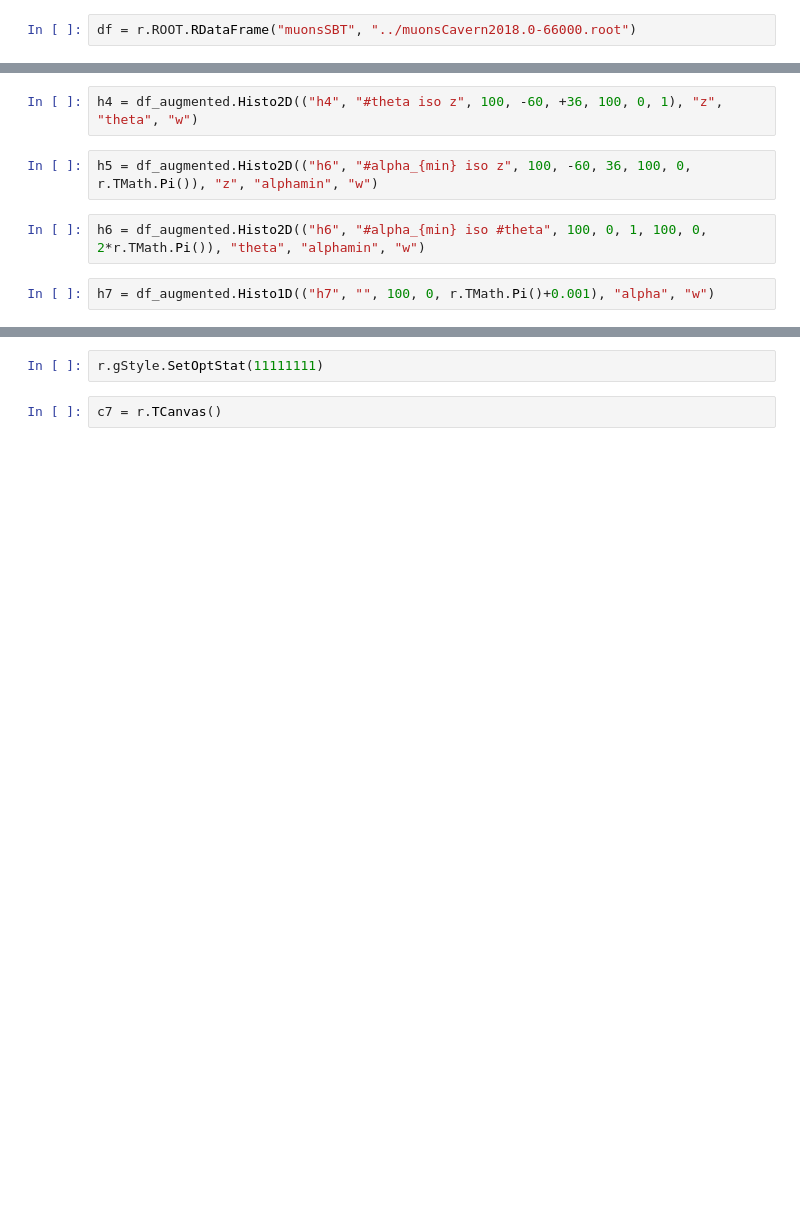
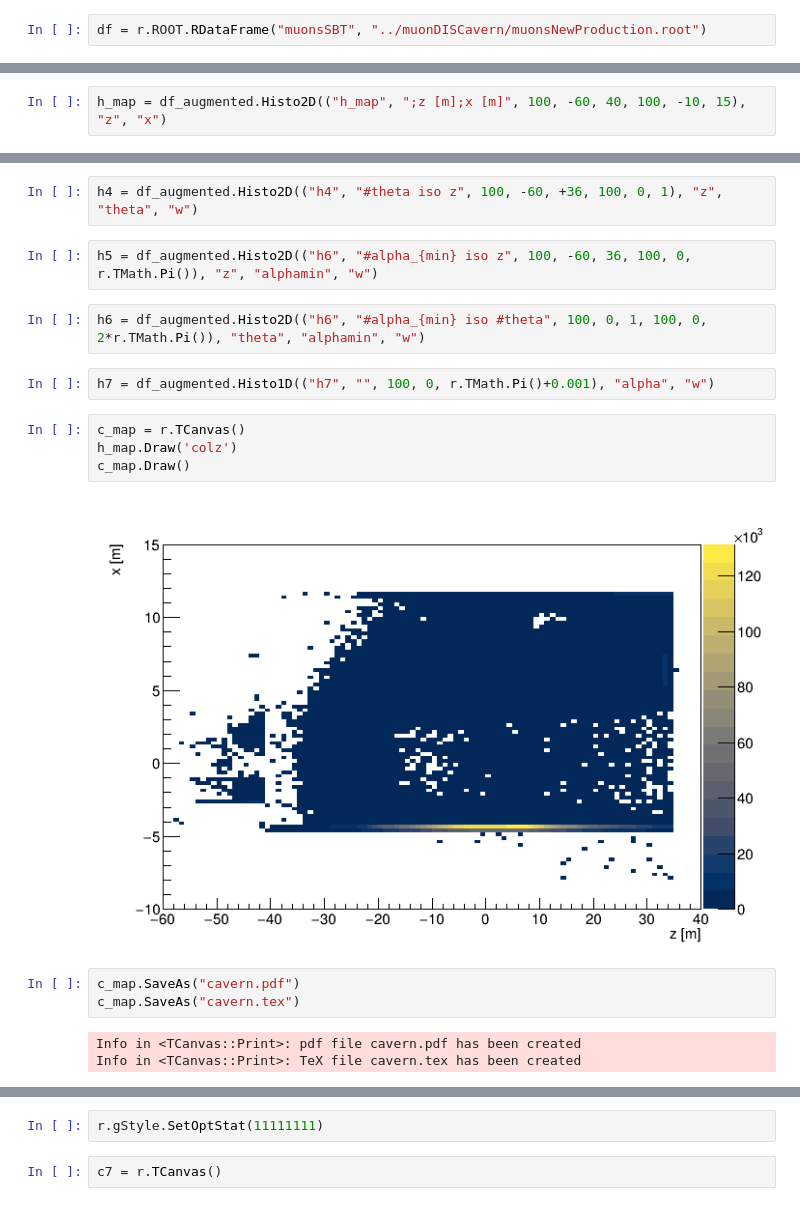
Before and after one commit to olantwin/muonDIS, a Jupyter notebook: notebooks/cavern.ipynb, the cells around one changed output, grey strips where cells are left out. Drawn from its saved outputs; the diff is of its cells as text; blank space fills up the shorter version.

```diff
--- a/notebooks/cavern.ipynb
+++ b/notebooks/cavern.ipynb
@@ -8,5 +11,5 @@ r.gStyle.SetOptStat(1111110)
 # %%
-df = r.ROOT.RDataFrame("muonsSBT", "../muonsCavern2018.0-66000.root")
+df = r.ROOT.RDataFrame("muonsSBT", "../muonDISCavern/muonsNewProduction.root")
 # %%
 df_augmented = df.Define("P", "sqrt(px*px+py*py+pz*pz)")\
         .Define("theta", "TMath::ATan2(abs(px), pz)")\
@@ -15,4 +18,6 @@ df_augmented = df.Define("P", "sqrt(px*px+py*py+pz*pz)")\
         .Define("alphamin", "TMath::Pi()/2. + TMath::ATan2(dzmin, 10)")\
         .Define("alphamax", "TMath::Pi()/2. - TMath::ATan2(dzmax, 10)")\
         .Define("alpha", "std::min(theta+alphamin, 2*TMath::Pi()-(theta+alphamin))")
+# %%
+h_map = df_augmented.Histo2D(("h_map", ";z [m];x [m]", 100, -60, 40, 100, -10, 15), "z", "x")
 # %%
@@ -29,6 +34,18 @@ h5 = df_augmented.Histo2D(("h6", "#alpha_{min} iso z", 100, -60, 36, 100, 0, r.T
 h6 = df_augmented.Histo2D(("h6", "#alpha_{min} iso #theta", 100, 0, 1, 100, 0, 2*r.TMath.Pi()), "theta", "alphamin", "w")
 # %%
 h7 = df_augmented.Histo1D(("h7", "", 100, 0, r.TMath.Pi()+0.001), "alpha", "w")
+# %%
+c_map = r.TCanvas()
+h_map.Draw('colz')
+c_map.Draw()
+# %% [output]
+[figure, added]
+# %%
+c_map.SaveAs("cavern.pdf")
+c_map.SaveAs("cavern.tex")
+# %% [output]
+Info in <TCanvas::Print>: pdf file cavern.pdf has been created
+Info in <TCanvas::Print>: TeX file cavern.tex has been created
 # %%
 c1 = r.TCanvas()
 
```
Also changed, not shown: parts of 20 cells of this notebook, 2 other files.
